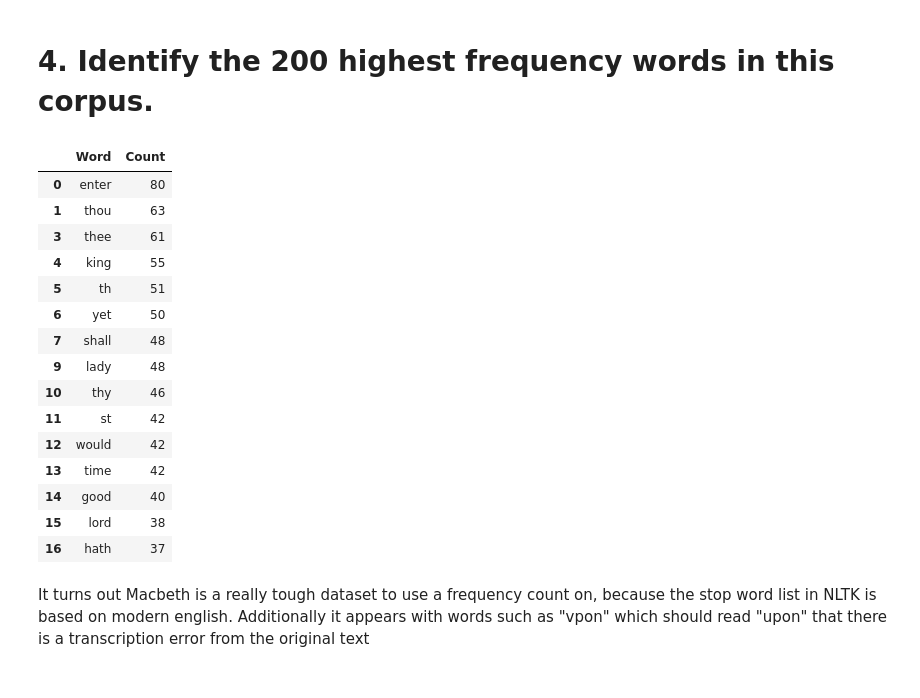
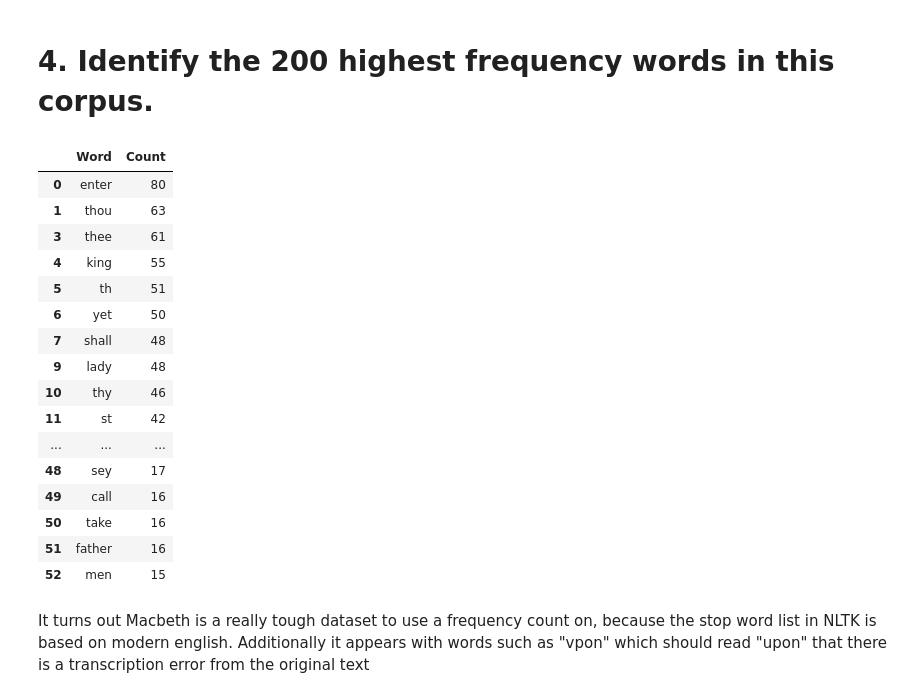
Before and after one commit to mharrisonbaker/DATA620, a Jupyter notebook: DATA620_Week4_Part2.ipynb, the cells around one changed output. Cells and saved outputs as stored; diff of their text form; code cells hidden in the pictures.

```diff
--- a/DATA620_Week4_Part2.ipynb
+++ b/DATA620_Week4_Part2.ipynb
@@ -162,39 +118,40 @@ df.Word = df.Word.str.replace(' ', '')
 
 
 df2 = df
 df2['Word'] = df['Word'].str.replace(r'[^\w\s]+', '')
 
 
 
 nan_value = float("NaN")
 df2.replace("", nan_value, inplace=True)
 df2.dropna(subset = ["Word"], inplace=True)
 df2.Word = [x.lower() for x in df2.Word]
 cond = df2['Word'].isin(stop_df['Word'])
 df2.drop(df2[cond].index, inplace = True)
 
 df2 = pd.merge(df2,go_df)
 df2 = df2.drop_duplicates(subset=['Word'], keep='first')
 
 
-df2.head(15) # Display top to words in dataframe
+df2.head(200) # Display top to words in dataframe
 # %% [output]
 |  | Word | Count |
 | 0 | enter | 80 |
 | 1 | thou | 63 |
 | 3 | thee | 61 |
 | 4 | king | 55 |
 | 5 | th | 51 |
 | 6 | yet | 50 |
 | 7 | shall | 48 |
 | 9 | lady | 48 |
 | 10 | thy | 46 |
 | 11 | st | 42 |
-| 12 | would | 42 |
-| 13 | time | 42 |
-| 14 | good | 40 |
-| 15 | lord | 38 |
-| 16 | hath | 37 |
+| ... | ... | ... |
+| 48 | sey | 17 |
+| 49 | call | 16 |
+| 50 | take | 16 |
+| 51 | father | 16 |
+| 52 | men | 15 |
 # %% [markdown]
 It turns out Macbeth is a really tough dataset to use a frequency count on, because the stop word list in NLTK is based on modern english.  Additionally it appears with words such as "vpon" which should read "upon" that there is a transcription error from the original text
 # %%
```
Also changed, not shown: parts of 10 cells of this notebook.
